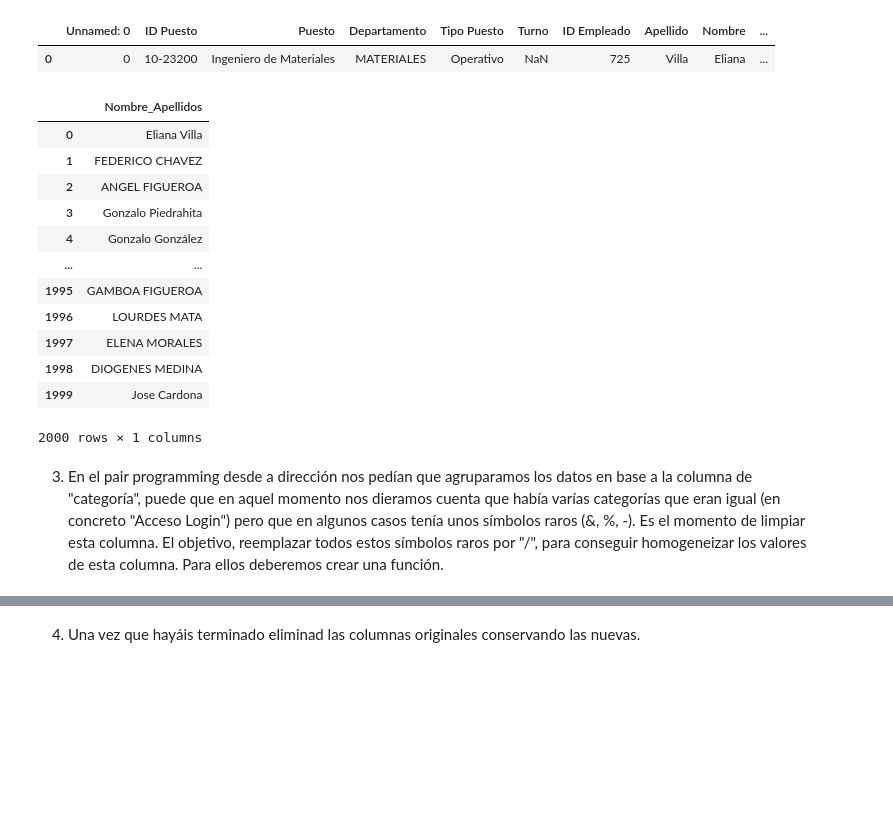
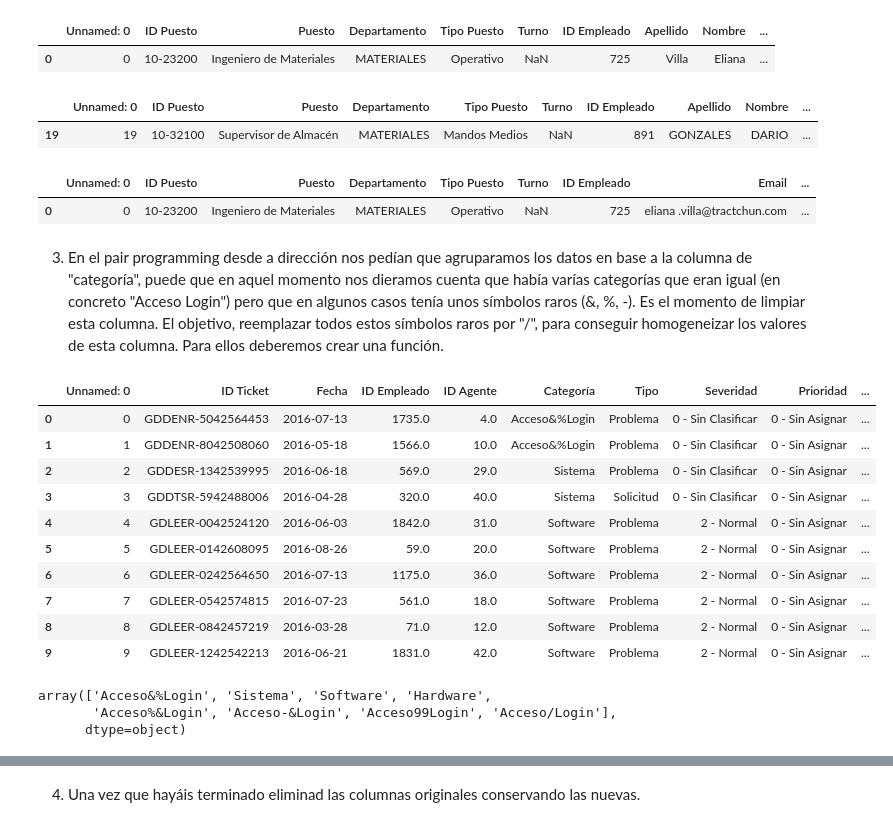
Before and after one commit to Adalab/Adalab-promo-d-da-modulo2-sprint1-Iris-Elisa, a Jupyter notebook: pandas/apply.ipynb, the cells around one changed output, grey strips where cells are left out. Cells and saved outputs as stored; diff of their text form; code cells hidden in the pictures; blank space fills up the shorter version.

```diff
--- a/pandas/apply.ipynb
+++ b/pandas/apply.ipynb
@@ -73,17 +73,0 @@ df_nombre_completo =pd.DataFrame(df_nombre)
-# %%
-df_nombre_completo.rename(columns={0: 'Nombre_Apellidos'}, inplace=True)
-df_nombre_completo
-# %% [output]
-|  | Nombre_Apellidos |
-| 0 | Eliana Villa |
-| 1 | FEDERICO CHAVEZ |
-| 2 | ANGEL FIGUEROA |
-| 3 | Gonzalo Piedrahita |
-| 4 | Gonzalo González |
-| ... | ... |
-| 1995 | GAMBOA FIGUEROA |
-| 1996 | LOURDES MATA |
-| 1997 | ELENA MORALES |
-| 1998 | DIOGENES MEDINA |
-| 1999 | Jose Cardona |
-2000 rows × 1 columns
@@ -92,0 +74,5 @@ mergeado_izq = pd.merge(left=nombre, right=df_species, how='left',
+# %%
+df_copia_pe.sample(1)
+# %% [output]
+|  | Unnamed: 0 | ID Puesto | Puesto | Departamento | Tipo Puesto | Turno | ID Empleado | Apellido | Nombre | ... |
+| 19 | 19 | 10-32100 | Supervisor de Almacén | MATERIALES | Mandos Medios | NaN | 891 | GONZALES | DARIO | ... |
@@ -93,2 +81,27 @@ mergeado_izq = pd.merge(left=nombre, right=df_species, how='left',
+# %%
+df_copia_pe.head(1)
+# %% [output]
+|  | Unnamed: 0 | ID Puesto | Puesto | Departamento | Tipo Puesto | Turno | ID Empleado | Email | ... |
+| 0 | 0 | 10-23200 | Ingeniero de Materiales | MATERIALES | Operativo | NaN | 725 | eliana .villa@tractchun.com | ... |
 # %% [markdown]
 3. En el pair programming desde a dirección nos pedían que agruparamos los datos en base a la columna de "categoría", puede que en aquel momento nos dieramos cuenta que había varías categorías que eran igual (en concreto "Acceso Login") pero que en algunos casos tenía unos símbolos raros (&, %, -). Es el momento de limpiar esta columna. El objetivo, reemplazar todos estos símbolos raros por "/", para conseguir homogeneizar los valores de esta columna. Para ellos deberemos crear una función.
+# %%
+df_copia_ticket.head(10)
+# %% [output]
+|  | Unnamed: 0 | ID Ticket | Fecha | ID Empleado | ID Agente | Categoría | Tipo | Severidad | Prioridad | ... |
+| 0 | 0 | GDDENR-5042564453 | 2016-07-13 | 1735.0 | 4.0 | Acceso&%Login | Problema | 0 - Sin Clasificar | 0 - Sin Asignar | ... |
+| 1 | 1 | GDDENR-8042508060 | 2016-05-18 | 1566.0 | 10.0 | Acceso&%Login | Problema | 0 - Sin Clasificar | 0 - Sin Asignar | ... |
+| 2 | 2 | GDDESR-1342539995 | 2016-06-18 | 569.0 | 29.0 | Sistema | Problema | 0 - Sin Clasificar | 0 - Sin Asignar | ... |
+| 3 | 3 | GDDTSR-5942488006 | 2016-04-28 | 320.0 | 40.0 | Sistema | Solicitud | 0 - Sin Clasificar | 0 - Sin Asignar | ... |
+| 4 | 4 | GDLEER-0042524120 | 2016-06-03 | 1842.0 | 31.0 | Software | Problema | 2 - Normal | 0 - Sin Asignar | ... |
+| 5 | 5 | GDLEER-0142608095 | 2016-08-26 | 59.0 | 20.0 | Software | Problema | 2 - Normal | 0 - Sin Asignar | ... |
+| 6 | 6 | GDLEER-0242564650 | 2016-07-13 | 1175.0 | 36.0 | Software | Problema | 2 - Normal | 0 - Sin Asignar | ... |
+| 7 | 7 | GDLEER-0542574815 | 2016-07-23 | 561.0 | 18.0 | Software | Problema | 2 - Normal | 0 - Sin Asignar | ... |
+| 8 | 8 | GDLEER-0842457219 | 2016-03-28 | 71.0 | 12.0 | Software | Problema | 2 - Normal | 0 - Sin Asignar | ... |
+| 9 | 9 | GDLEER-1242542213 | 2016-06-21 | 1831.0 | 42.0 | Software | Problema | 2 - Normal | 0 - Sin Asignar | ... |
+# %%
+df_copia_ticket['Categoría'].unique() #comprobamos los elementos que hay dentro de la columna categoría
+# %% [output]
+array(['Acceso&%Login', 'Sistema', 'Software', 'Hardware',
+       'Acceso%&Login', 'Acceso-&Login', 'Acceso99Login', 'Acceso/Login'],
+      dtype=object)
```
Also changed, not shown: parts of 25 cells of this notebook, 2 other files.
